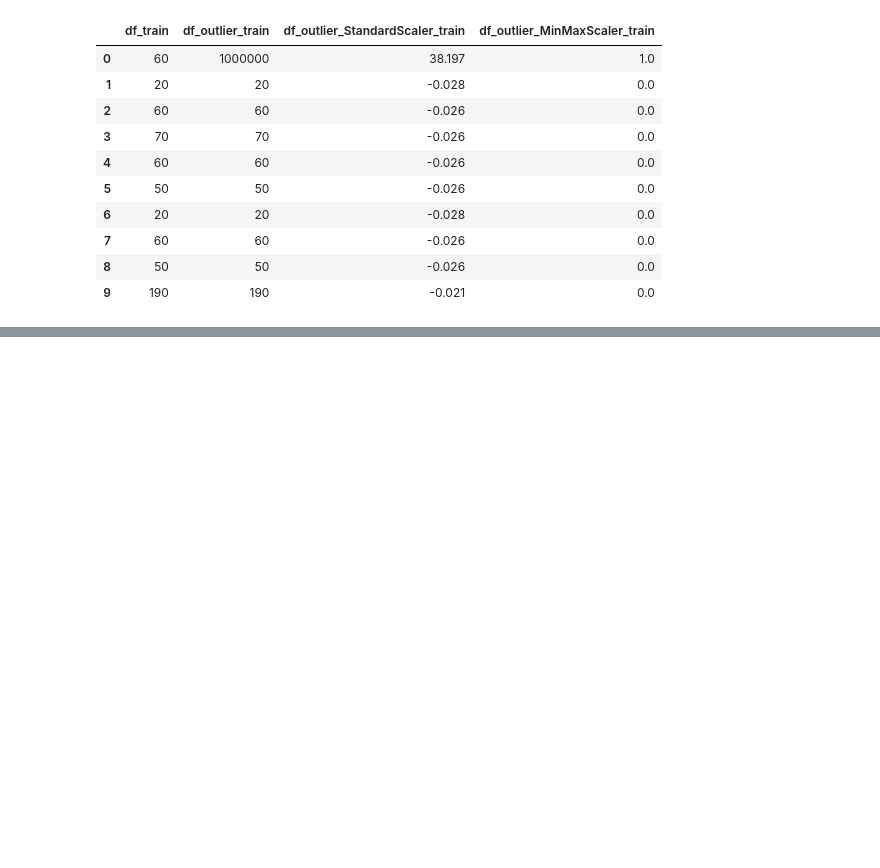
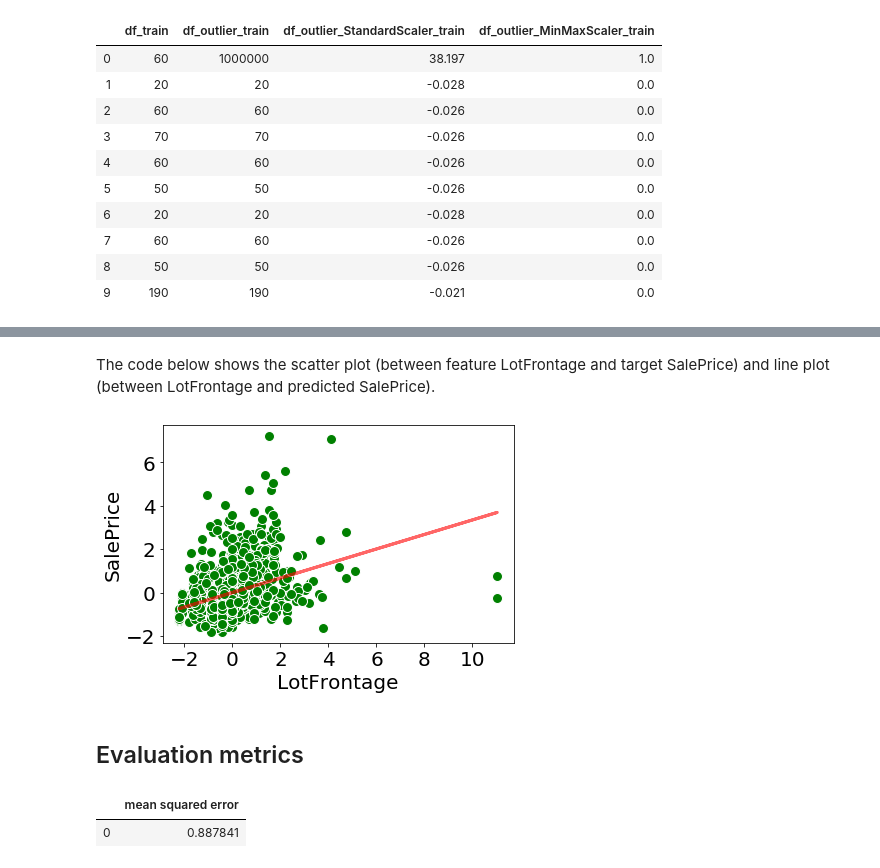
Before and after one commit to nehat312/teaching, a Jupyter notebook: gwu/machine_learning_I/spring_2020/case_study/case_study_1/case_study_1.ipynb, the cells around one changed output, grey strips where cells are left out. Drawn from its saved outputs; the diff is of its cells as text; code cells hidden in the pictures; blank space fills up the shorter version.

```diff
--- a/gwu/machine_learning_I/spring_2020/case_study/case_study_1/case_study_1.ipynb
+++ b/gwu/machine_learning_I/spring_2020/case_study/case_study_1/case_study_1.ipynb
@@ -525,0 +561,11 @@ round(df_outlier_ss_mms_train.head(10), 3)
+# %%
+from sklearn.linear_model import LinearRegression
+
+# The LinearRegression
+lr = LinearRegression()
+
+# Train the simple linear regression model on the training data
+lr.fit(X_train[['LotFrontage']], y_train)
+
+# Get the prediction on the training data using lr
+y_train_pred = lr.predict(X_train[['LotFrontage']])
@@ -525,0 +578,33 @@ round(df_outlier_ss_mms_train.head(10), 3)
+# %% [markdown]
+The code below shows the scatter plot (between feature LotFrontage and target SalePrice) and line plot (between LotFrontage and predicted SalePrice).
+# %%
+# The scatter plot between LotFrontage and SalePrice
+plt.scatter(X_train[['LotFrontage']], y_train, color='green', edgecolor='white', s=100)
+
+# The line plot
+plt.plot(X_train[['LotFrontage']], y_train_pred, color='red', lw=3, alpha=0.6)
+
+# Set x-axis
+plt.xlabel('LotFrontage', fontsize=20)
+plt.xticks(fontsize=20)
+
+# Set y-axis
+plt.ylabel(target, fontsize=20)
+plt.yticks(fontsize=20)
+
+# Save and show the figure
+plt.tight_layout()
+plt.savefig('./figure/simple_linear_regression_LotFrontage_SalePrice.pdf')
+plt.show()
+# %% [output]
+[figure, added]
+# %% [markdown]
+## Evaluation metrics
+# %%
+from sklearn.metrics import mean_squared_error
+
+# Print the mean squared error
+pd.DataFrame([mean_squared_error(y_train, y_train_pred)], columns=['mean squared error'])
+# %% [output]
+|  | mean squared error |
+| 0 | 0.887841 |
```
Also changed, not shown: parts of 38 cells of this notebook, 2 other files.
